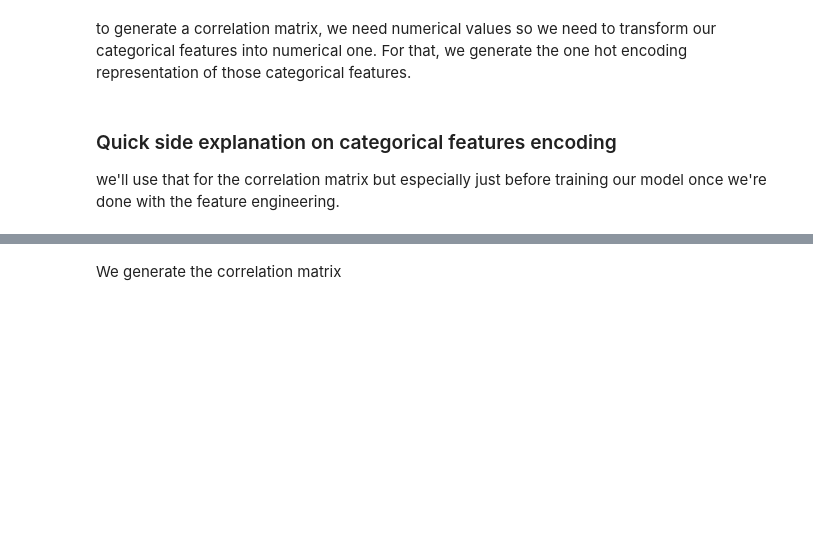
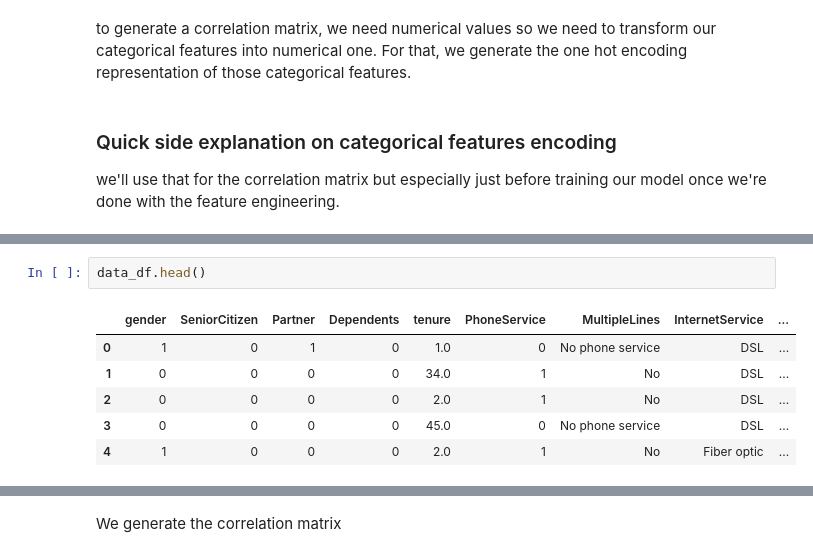
Before and after one commit to PierreLiddle/anz-ml-unicorn-gym, a Jupyter notebook: ML-unicorn-gym-day1-notebook.ipynb, the cells around one changed output, grey strips where cells are left out. Cells and saved outputs as stored; diff of their text form; blank space fills up the shorter version.

```diff
--- a/ML-unicorn-gym-day1-notebook.ipynb
+++ b/ML-unicorn-gym-day1-notebook.ipynb
@@ -272,2 +275,11 @@ corr_data_df = one_hot_encoding(data_df.drop('customerID', axis=1))
 # %% [output]
 (7043, 41)
+# %%
+data_df.head()
+# %% [output]
+|  | gender | SeniorCitizen | Partner | Dependents | tenure | PhoneService | MultipleLines | InternetService | ... |
+| 0 | 1 | 0 | 1 | 0 | 1.0 | 0 | No phone service | DSL | ... |
+| 1 | 0 | 0 | 0 | 0 | 34.0 | 1 | No | DSL | ... |
+| 2 | 0 | 0 | 0 | 0 | 2.0 | 1 | No | DSL | ... |
+| 3 | 0 | 0 | 0 | 0 | 45.0 | 0 | No phone service | DSL | ... |
+| 4 | 1 | 0 | 0 | 0 | 2.0 | 1 | No | Fiber optic | ... |
```
Also changed, not shown: parts of 23 cells of this notebook.
